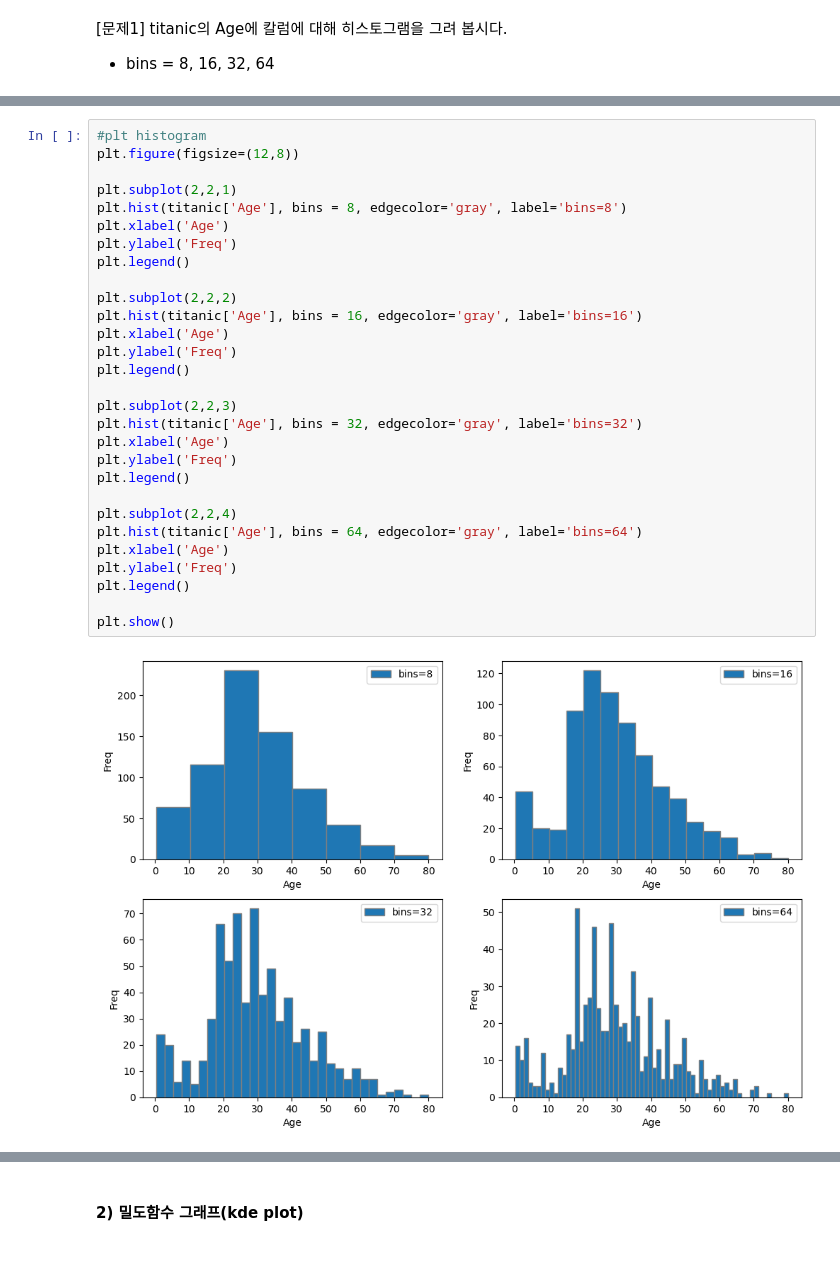
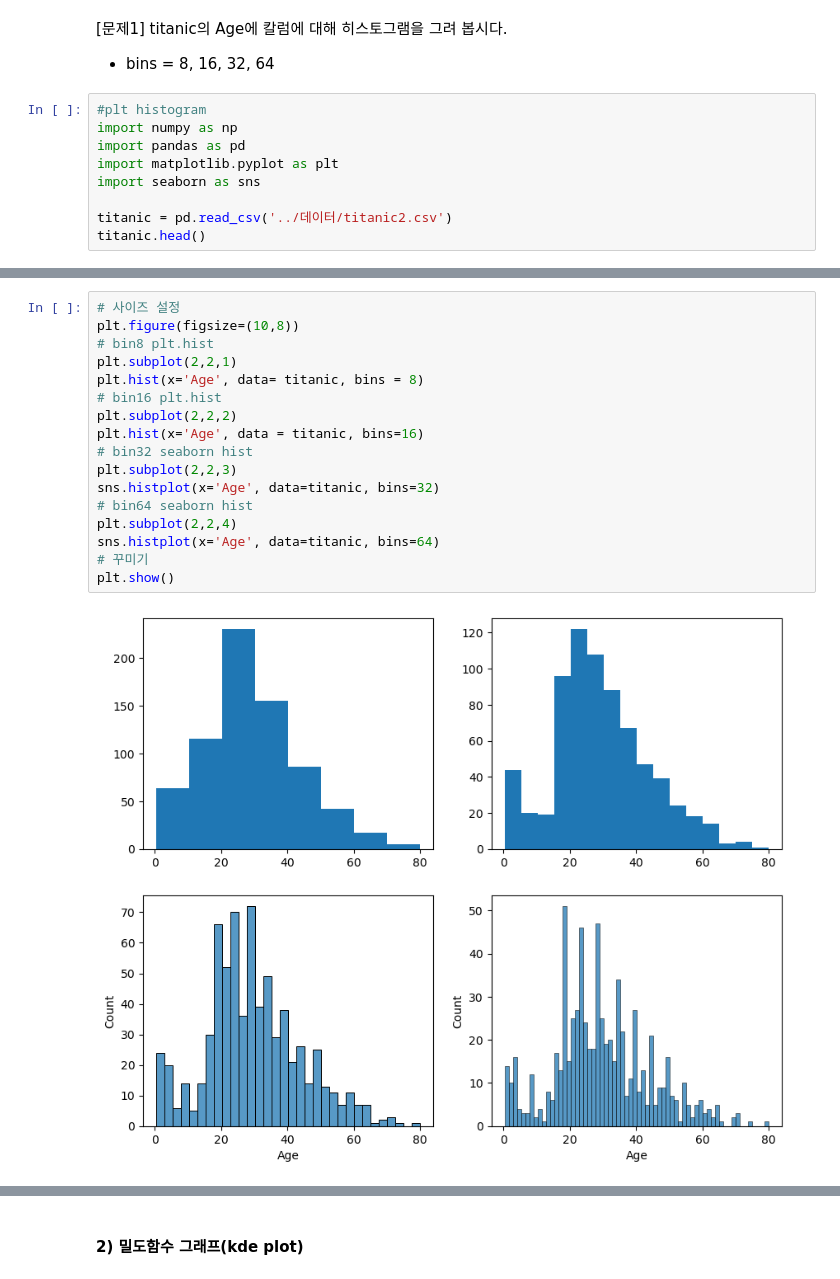
Before and after one commit to hon3538/KT_AIVLE, a Jupyter notebook: 데이터 전처리/chapter 06. 단변량분석 - 숫자형변수.ipynb, the cells around one changed output, grey strips where cells are left out. Drawn from its saved outputs; the diff is of its cells as text.

```diff
--- a/데이터 전처리/chapter 06. 단변량분석 - 숫자형변수.ipynb
+++ b/데이터 전처리/chapter 06. 단변량분석 - 숫자형변수.ipynb
@@ -272,3 +313,12 @@ print('구간값 : ', hist1[1])
 # %% [markdown]
 [문제1] titanic의 Age에 칼럼에 대해 히스토그램을 그려 봅시다.
 * bins = 8, 16, 32, 64
+# %%
+#plt histogram
+import numpy as np
+import pandas as pd
+import matplotlib.pyplot as plt
+import seaborn as sns
+
+titanic = pd.read_csv('../데이터/titanic2.csv')
+titanic.head()
@@ -275,31 +332,19 @@ print('구간값 : ', hist1[1])
 # %%
-#plt histogram
-plt.figure(figsize=(12,8))
-
+# 사이즈 설정
+plt.figure(figsize=(10,8))
+# bin8 plt.hist
 plt.subplot(2,2,1)
-plt.hist(titanic['Age'], bins = 8, edgecolor='gray', label='bins=8')
-plt.xlabel('Age')
-plt.ylabel('Freq')
-plt.legend()
-
+plt.hist(x='Age', data= titanic, bins = 8)
+# bin16 plt.hist
 plt.subplot(2,2,2)
-plt.hist(titanic['Age'], bins = 16, edgecolor='gray', label='bins=16')
-plt.xlabel('Age')
-plt.ylabel('Freq')
-plt.legend()
-
+plt.hist(x='Age', data = titanic, bins=16)
+# bin32 seaborn hist
 plt.subplot(2,2,3)
-plt.hist(titanic['Age'], bins = 32, edgecolor='gray', label='bins=32')
-plt.xlabel('Age')
-plt.ylabel('Freq')
-plt.legend()
-
+sns.histplot(x='Age', data=titanic, bins=32)
+# bin64 seaborn hist
 plt.subplot(2,2,4)
-plt.hist(titanic['Age'], bins = 64, edgecolor='gray', label='bins=64')
-plt.xlabel('Age')
-plt.ylabel('Freq')
-plt.legend()
-
+sns.histplot(x='Age', data=titanic, bins=64)
+# 꾸미기
 plt.show()
 # %% [output]
-[figure, old version]
+[figure, new version]
```
Also changed, not shown: parts of 22 cells of this notebook, 8 other files.
